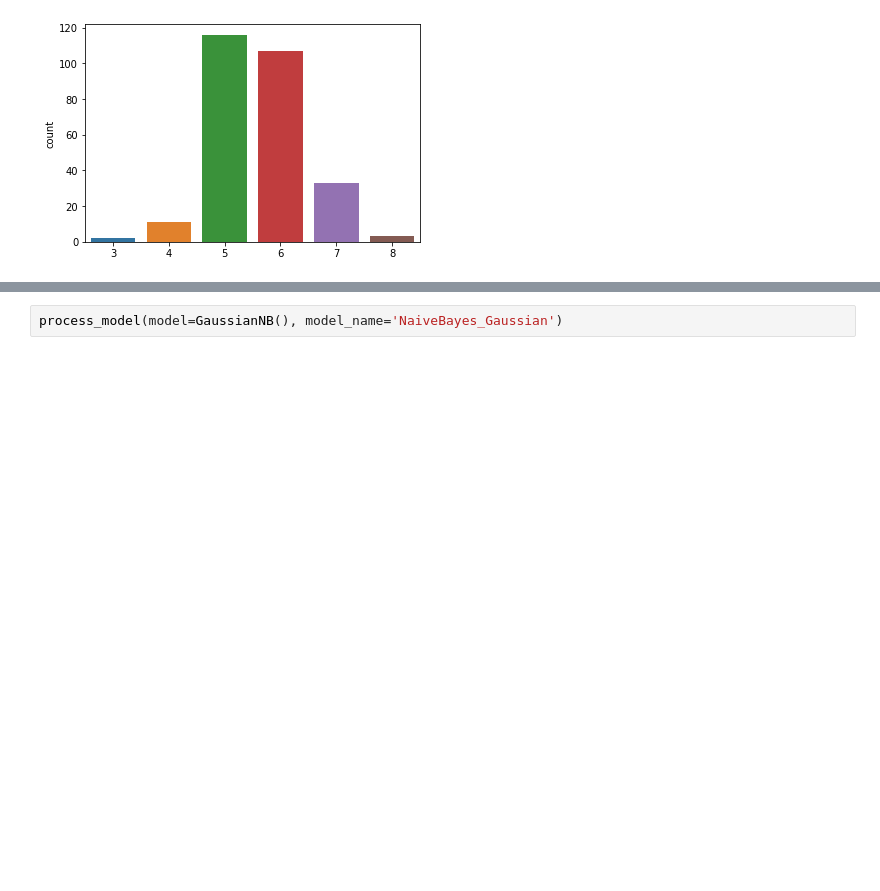
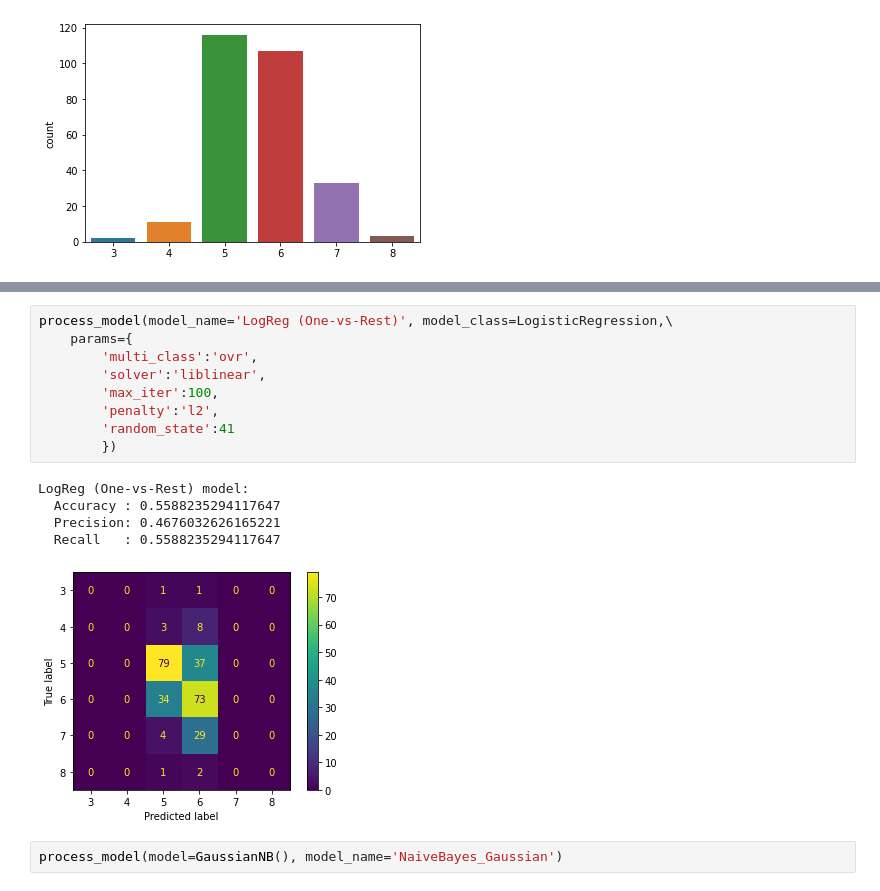
Before and after one commit to peeush-agarwal/red-wine-quality-predictor, a Jupyter notebook: notebooks/1.ipynb, the cells around one changed output, grey strips where cells are left out. Drawn from its saved outputs; the diff is of its cells as text; blank space fills up the shorter version.

```diff
--- a/notebooks/1.ipynb
+++ b/notebooks/1.ipynb
@@ -209,3 +225,18 @@ LogReg (One-vs-Rest) model:
+# %%
+process_model(model_name='LogReg (One-vs-Rest)', model_class=LogisticRegression,\
+    params={
+        'multi_class':'ovr',
+        'solver':'liblinear',
+        'max_iter':100,
+        'penalty':'l2',
+        'random_state':41
+        })
+# %% [output]
+LogReg (One-vs-Rest) model:
+  Accuracy : 0.5588235294117647
+  Precision: 0.4676032626165221
+  Recall   : 0.5588235294117647
+[figure, added]
 # %%
 process_model(model=GaussianNB(), model_name='NaiveBayes_Gaussian')
 # %% [output]
```
Also changed, not shown: parts of 11 cells of this notebook.
